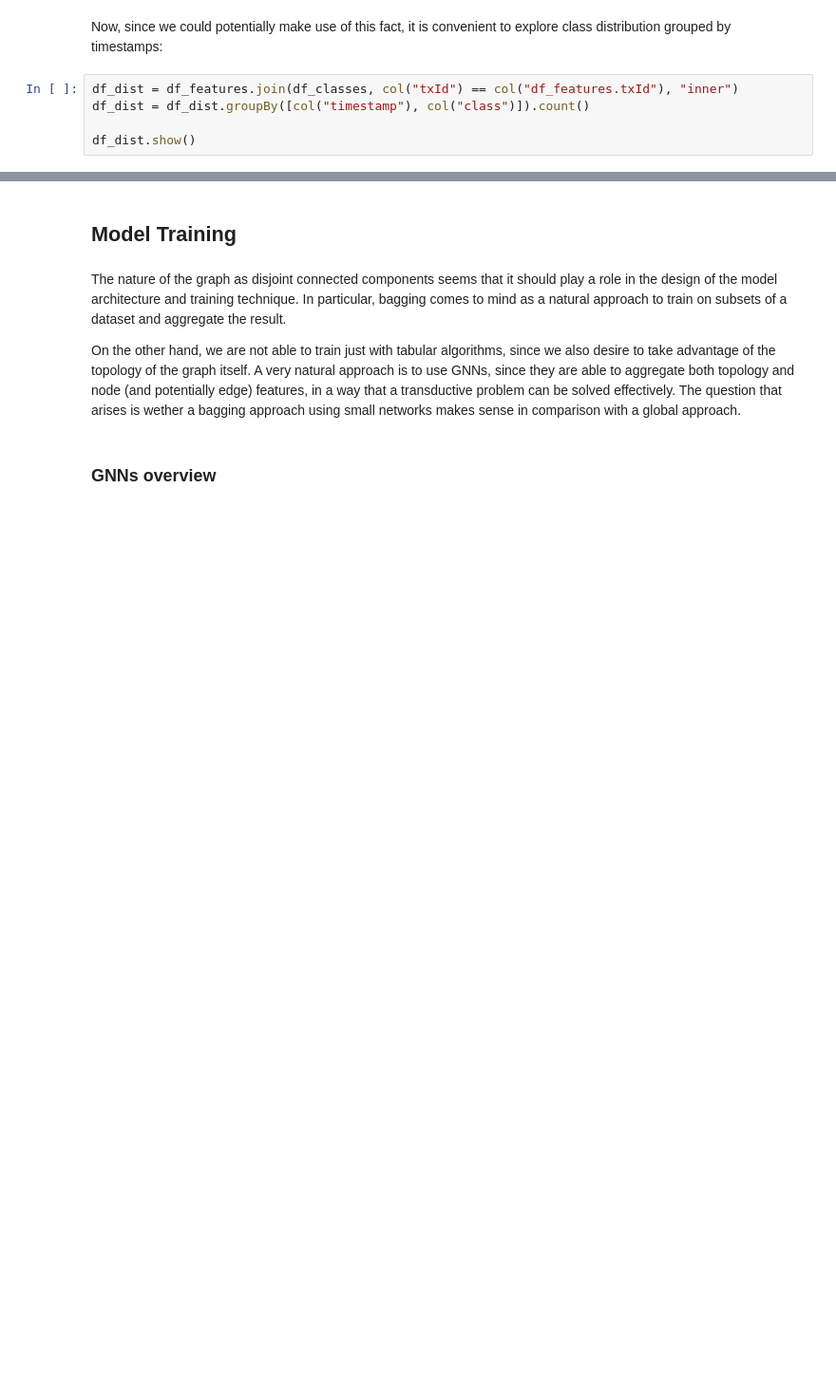
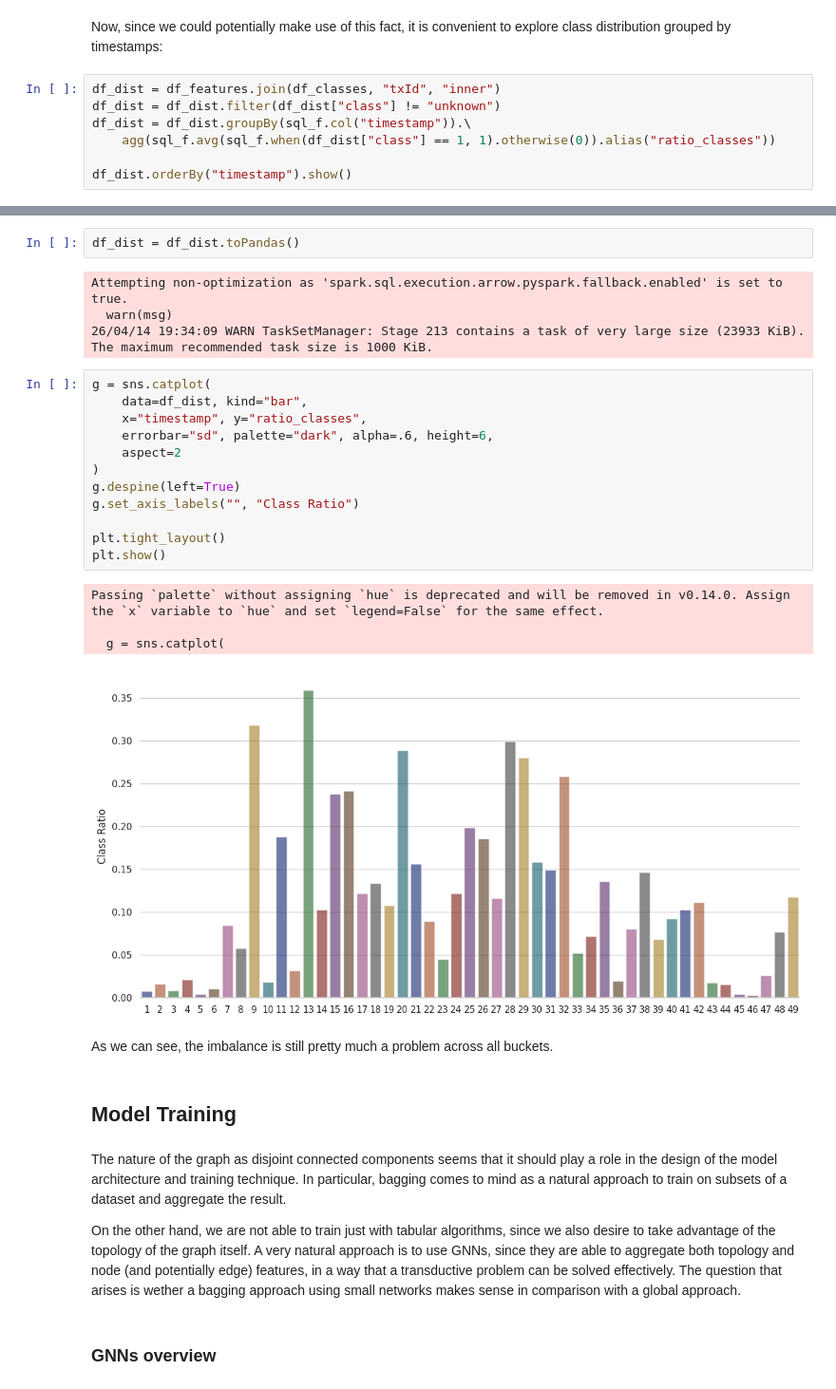
Before and after one commit to rcblanco1801/elliptic_dataset, a Jupyter notebook: elliptic.ipynb, the cells around one changed output, grey strips where cells are left out. Shown at 95% size. Drawn from its saved outputs; the diff is of its cells as text; blank space fills up the shorter version.

```diff
--- a/elliptic.ipynb
+++ b/elliptic.ipynb
@@ -280,7 +284,9 @@ Number of rows of the rows where timestamps are different for each node: 0
 # %% [markdown]
 Now, since we could potentially make use of this fact, it is convenient to explore class distribution grouped by timestamps:
 # %%
-df_dist = df_features.join(df_classes, col("txId") == col("df_features.txId"), "inner")
-df_dist = df_dist.groupBy([col("timestamp"), col("class")]).count()
+df_dist = df_features.join(df_classes, "txId", "inner")
+df_dist = df_dist.filter(df_dist["class"] != "unknown")
+df_dist = df_dist.groupBy(sql_f.col("timestamp")).\
+    agg(sql_f.avg(sql_f.when(df_dist["class"] == 1, 1).otherwise(0)).alias("ratio_classes"))
 
-df_dist.show()
+df_dist.orderBy("timestamp").show()
@@ -287,3 +313,28 @@ df_dist.show()
+# %%
+df_dist = df_dist.toPandas()
+# %% [output]
+Attempting non-optimization as 'spark.sql.execution.arrow.pyspark.fallback.enabled' is set to true.
+  warn(msg)
+26/04/14 19:34:09 WARN TaskSetManager: Stage 213 contains a task of very large size (23933 KiB). The maximum recommended task size is 1000 KiB.
+# %%
+g = sns.catplot(
+    data=df_dist, kind="bar",
+    x="timestamp", y="ratio_classes",
+    errorbar="sd", palette="dark", alpha=.6, height=6,
+    aspect=2
+)
+g.despine(left=True)
+g.set_axis_labels("", "Class Ratio")
+
+plt.tight_layout()
+plt.show()
+# %% [output]
+Passing `palette` without assigning `hue` is deprecated and will be removed in v0.14.0. Assign the `x` variable to `hue` and set `legend=False` for the same effect.
+
+  g = sns.catplot(
+[figure, added]
+# %% [markdown]
+As we can see, the imbalance is still pretty much a problem across all buckets.
 # %% [markdown]
 ## Model Training
 # %% [markdown]
```
Also changed, not shown: parts of 15 cells of this notebook.
